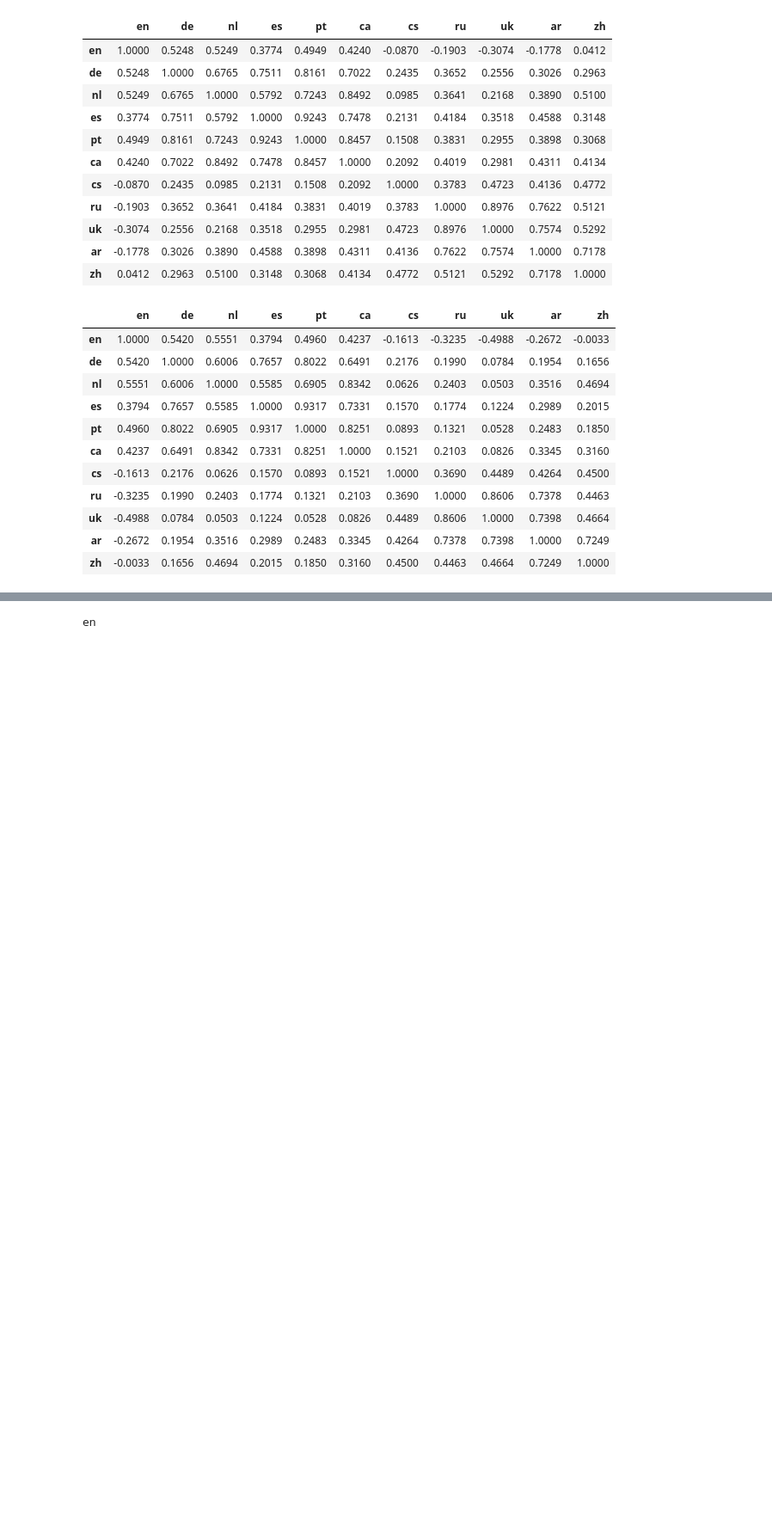
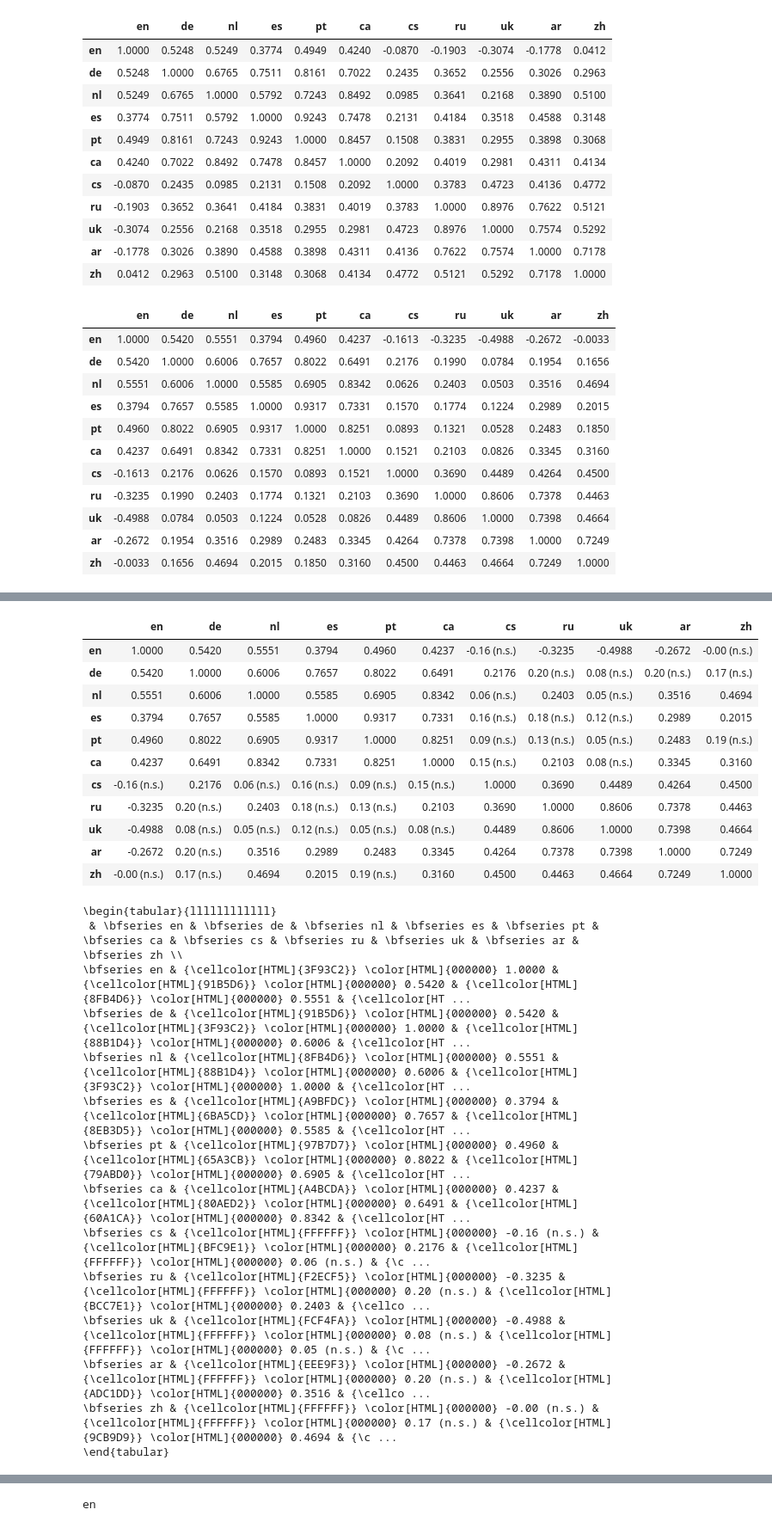
Before and after one commit to kinit-sk/mgt-detection-benchmark, a Jupyter notebook: 06_results_analysis.ipynb, the cells around one changed output, grey strips where cells are left out. Shown at 86% size. Cells and saved outputs as stored; diff of their text form; code cells hidden in the pictures; blank space fills up the shorter version.

```diff
--- a/06_results_analysis.ipynb
+++ b/06_results_analysis.ipynb
@@ -43,6 +38,17 @@ for f in tqdm(files, total= len(files)):
 multitude_test = pd.read_csv(DATAPATH + 'multitude.csv', dtype = CAST_DICT)
 multitude_test = multitude_test[multitude_test.split == 'test']
 multitude_test.drop(columns=['text', 'domain', 'topic', 'split'], inplace=True)
+
+#Add results from finetuned detectors
+files = glob.glob(DATAPATH + "finetuned/*.csv.gz")
+for f in tqdm(files, total= len(files)):
+  df = pd.read_csv(f)
+  temp = multitude_test.copy().reset_index()
+  temp['predictions'] = df['predictions'].astype('string')
+  temp['prediction_probs'] = df['prediction_probs'].astype(float)
+  temp['label'] = [id2label[int(x)] for x in temp['label']]
+  temp['label'] = temp['label'].astype('string')
+  test_results.append({f.split('/')[-1] : temp})
 
 #Add results from statistical detectors
 files = glob.glob(DATAPATH + "statistical/*.csv")
@@ -1167,9 +1125,4 @@ res_df#.style.format(na_rep=0, precision=4)
 # %%
 #result only for not statistically significant correlations (whether these are high or low)
-for (src, trg) in itertools.combinations_with_replacement(langs, 2):
-  res = stats.pearsonr(df[src], df[trg])
-  if (res.pvalue < 0.05): continue #or (res.statistic < 0.1)
-  print(src, trg)
-  print(res)
-  print(res.confidence_interval(0.95))
+res_df[res_df['PearsonR p-value'] >= 0.05]
 # %% [output]
@@ -1193,3 +1147,53 @@ ConfidenceInterval(low=-0.11990980060922482, high=0.2784380798792669)
+# %%
+#modify tab. 5 to illustrate results that are not statistically significant
+sorted_languages_dict = {}
+for language in sorted_languages:
+  sorted_languages_dict[language] = sorted_languages.index(language)
+res_df_temp = res_df[['src', 'trg', 'PearsonR p-value']].set_index(['src', 'trg']).stack().unstack(level=1).reset_index().set_index('src').drop(columns=['level_1']).sort_index(key=lambda x: x.map(sorted_languages_dict))[sorted_languages]
+for src in sorted_languages:
+  for trg in sorted_languages:
+    if str(res_df_temp.loc[src, trg]) == "nan":
+      res_df_temp.loc[src, trg] = res_df_temp.loc[trg, src]
+res_df_temp
+
+df_corr = df.corr()
+temp = df_corr.copy()
+temp2 = df_corr.copy()
+for col in df_corr.columns:
+  temp[col] = [f"{str('%.2f' % x)} (n.s.)" if y >= 0.05 else f"{str('%.4f' % x)}" for x,y in zip(df_corr[col], res_df_temp[col])]
+  temp2[col] = [-1.0 if y >= 0.05 else x for x,y in zip(df_corr[col], res_df_temp[col])]
+
+temp = temp.style.background_gradient(cmap=bg_cmap, vmin=-0.55, vmax=bg_vmax, text_color_threshold=bg_text_color_threshold, gmap=temp2, axis=None)
+display(temp)
+
+print(temp.applymap_index(lambda v: "font-weight: bold;", axis=0).applymap_index(lambda v: "font-weight: bold;", axis=1).to_latex(convert_css=True).replace('FFF7FB', 'FFFFFF'))
+# %% [output]
+|  | en | de | nl | es | pt | ca | cs | ru | uk | ar | zh |
+| en | 1.0000 | 0.5420 | 0.5551 | 0.3794 | 0.4960 | 0.4237 | -0.16 (n.s.) | -0.3235 | -0.4988 | -0.2672 | -0.00 (n.s.) |
+| de | 0.5420 | 1.0000 | 0.6006 | 0.7657 | 0.8022 | 0.6491 | 0.2176 | 0.20 (n.s.) | 0.08 (n.s.) | 0.20 (n.s.) | 0.17 (n.s.) |
+| nl | 0.5551 | 0.6006 | 1.0000 | 0.5585 | 0.6905 | 0.8342 | 0.06 (n.s.) | 0.2403 | 0.05 (n.s.) | 0.3516 | 0.4694 |
+| es | 0.3794 | 0.7657 | 0.5585 | 1.0000 | 0.9317 | 0.7331 | 0.16 (n.s.) | 0.18 (n.s.) | 0.12 (n.s.) | 0.2989 | 0.2015 |
+| pt | 0.4960 | 0.8022 | 0.6905 | 0.9317 | 1.0000 | 0.8251 | 0.09 (n.s.) | 0.13 (n.s.) | 0.05 (n.s.) | 0.2483 | 0.19 (n.s.) |
+| ca | 0.4237 | 0.6491 | 0.8342 | 0.7331 | 0.8251 | 1.0000 | 0.15 (n.s.) | 0.2103 | 0.08 (n.s.) | 0.3345 | 0.3160 |
+| cs | -0.16 (n.s.) | 0.2176 | 0.06 (n.s.) | 0.16 (n.s.) | 0.09 (n.s.) | 0.15 (n.s.) | 1.0000 | 0.3690 | 0.4489 | 0.4264 | 0.4500 |
+| ru | -0.3235 | 0.20 (n.s.) | 0.2403 | 0.18 (n.s.) | 0.13 (n.s.) | 0.2103 | 0.3690 | 1.0000 | 0.8606 | 0.7378 | 0.4463 |
+| uk | -0.4988 | 0.08 (n.s.) | 0.05 (n.s.) | 0.12 (n.s.) | 0.05 (n.s.) | 0.08 (n.s.) | 0.4489 | 0.8606 | 1.0000 | 0.7398 | 0.4664 |
+| ar | -0.2672 | 0.20 (n.s.) | 0.3516 | 0.2989 | 0.2483 | 0.3345 | 0.4264 | 0.7378 | 0.7398 | 1.0000 | 0.7249 |
+| zh | -0.00 (n.s.) | 0.17 (n.s.) | 0.4694 | 0.2015 | 0.19 (n.s.) | 0.3160 | 0.4500 | 0.4463 | 0.4664 | 0.7249 | 1.0000 |
+\begin{tabular}{llllllllllll}
+ & \bfseries en & \bfseries de & \bfseries nl & \bfseries es & \bfseries pt & \bfseries ca & \bfseries cs & \bfseries ru & \bfseries uk & \bfseries ar & \bfseries zh \\
+\bfseries en & {\cellcolor[HTML]{3F93C2}} \color[HTML]{000000} 1.0000 & {\cellcolor[HTML]{91B5D6}} \color[HTML]{000000} 0.5420 & {\cellcolor[HTML]{8FB4D6}} \color[HTML]{000000} 0.5551 & {\cellcolor[HT ...
+\bfseries de & {\cellcolor[HTML]{91B5D6}} \color[HTML]{000000} 0.5420 & {\cellcolor[HTML]{3F93C2}} \color[HTML]{000000} 1.0000 & {\cellcolor[HTML]{88B1D4}} \color[HTML]{000000} 0.6006 & {\cellcolor[HT ...
+\bfseries nl & {\cellcolor[HTML]{8FB4D6}} \color[HTML]{000000} 0.5551 & {\cellcolor[HTML]{88B1D4}} \color[HTML]{000000} 0.6006 & {\cellcolor[HTML]{3F93C2}} \color[HTML]{000000} 1.0000 & {\cellcolor[HT ...
+\bfseries es & {\cellcolor[HTML]{A9BFDC}} \color[HTML]{000000} 0.3794 & {\cellcolor[HTML]{6BA5CD}} \color[HTML]{000000} 0.7657 & {\cellcolor[HTML]{8EB3D5}} \color[HTML]{000000} 0.5585 & {\cellcolor[HT ...
+\bfseries pt & {\cellcolor[HTML]{97B7D7}} \color[HTML]{000000} 0.4960 & {\cellcolor[HTML]{65A3CB}} \color[HTML]{000000} 0.8022 & {\cellcolor[HTML]{79ABD0}} \color[HTML]{000000} 0.6905 & {\cellcolor[HT ...
+\bfseries ca & {\cellcolor[HTML]{A4BCDA}} \color[HTML]{000000} 0.4237 & {\cellcolor[HTML]{80AED2}} \color[HTML]{000000} 0.6491 & {\cellcolor[HTML]{60A1CA}} \color[HTML]{000000} 0.8342 & {\cellcolor[HT ...
+\bfseries cs & {\cellcolor[HTML]{FFFFFF}} \color[HTML]{000000} -0.16 (n.s.) & {\cellcolor[HTML]{BFC9E1}} \color[HTML]{000000} 0.2176 & {\cellcolor[HTML]{FFFFFF}} \color[HTML]{000000} 0.06 (n.s.) & {\c ...
+\bfseries ru & {\cellcolor[HTML]{F2ECF5}} \color[HTML]{000000} -0.3235 & {\cellcolor[HTML]{FFFFFF}} \color[HTML]{000000} 0.20 (n.s.) & {\cellcolor[HTML]{BCC7E1}} \color[HTML]{000000} 0.2403 & {\cellco ...
+\bfseries uk & {\cellcolor[HTML]{FCF4FA}} \color[HTML]{000000} -0.4988 & {\cellcolor[HTML]{FFFFFF}} \color[HTML]{000000} 0.08 (n.s.) & {\cellcolor[HTML]{FFFFFF}} \color[HTML]{000000} 0.05 (n.s.) & {\c ...
+\bfseries ar & {\cellcolor[HTML]{EEE9F3}} \color[HTML]{000000} -0.2672 & {\cellcolor[HTML]{FFFFFF}} \color[HTML]{000000} 0.20 (n.s.) & {\cellcolor[HTML]{ADC1DD}} \color[HTML]{000000} 0.3516 & {\cellco ...
+\bfseries zh & {\cellcolor[HTML]{FFFFFF}} \color[HTML]{000000} -0.00 (n.s.) & {\cellcolor[HTML]{FFFFFF}} \color[HTML]{000000} 0.17 (n.s.) & {\cellcolor[HTML]{9CB9D9}} \color[HTML]{000000} 0.4694 & {\c ...
+\end{tabular}
 # %%
 temp['subject_id'] = temp['Model'] + '_' + temp['Train LLM']
 temp['within'] = temp['Train Language']
```
Also changed, not shown: parts of 23 cells of this notebook.
